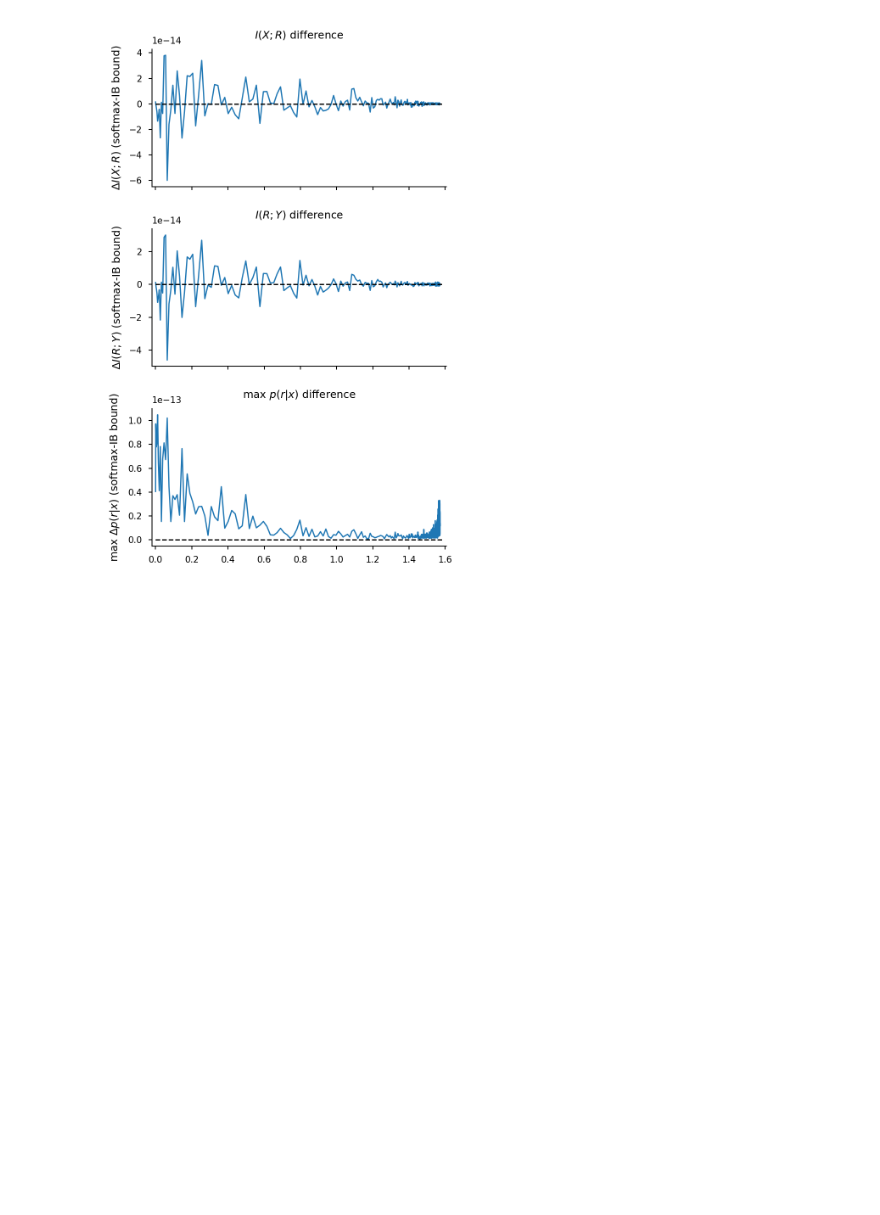
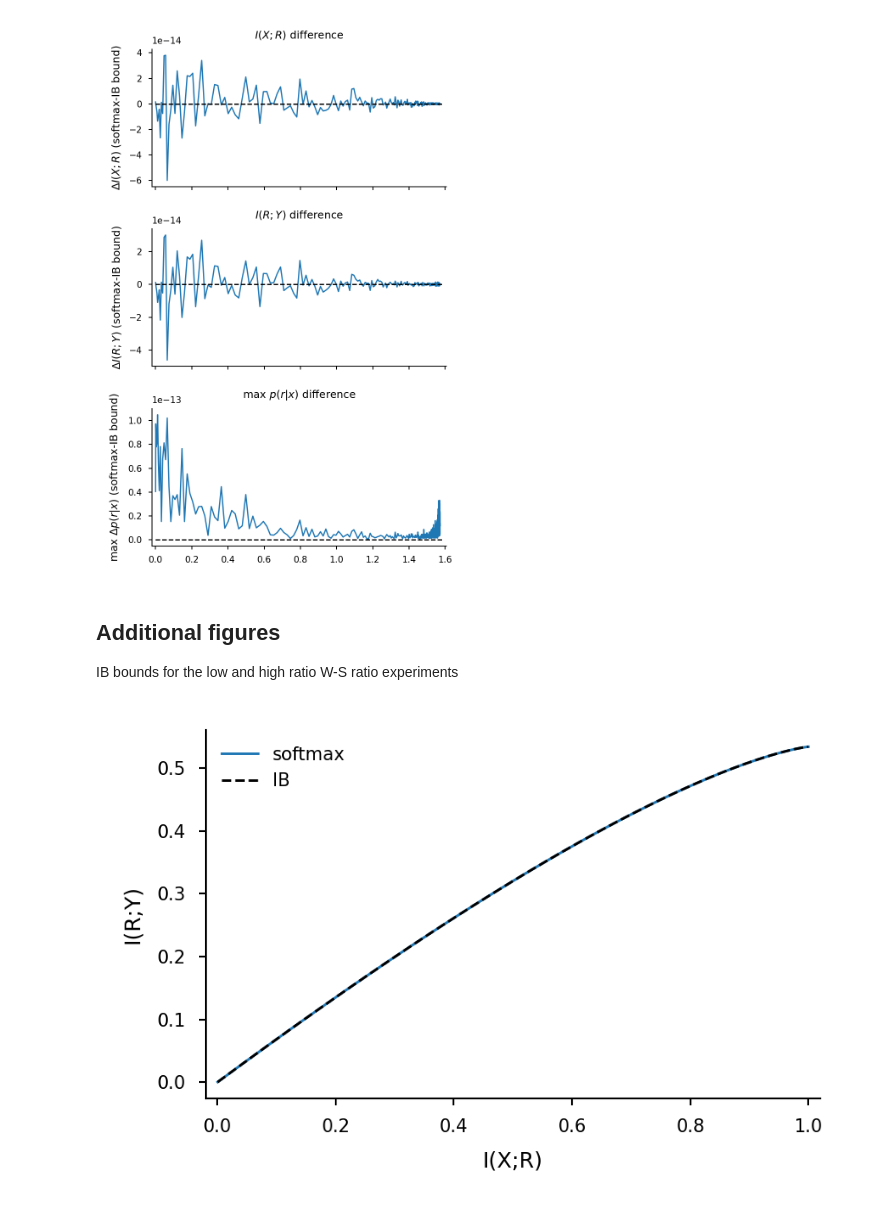
Before and after one commit to jacobaparker/human-inference-IB, a Jupyter notebook: mathappendix_analyses_figures.ipynb, the cells around one changed output. Saved outputs shown, nothing was run; the diff lists cells and outputs as text; code cells hidden in the pictures; blank space fills up the shorter version.

Commit message:
figures and analyses should mostly be there now

```diff
--- a/mathappendix_analyses_figures.ipynb
+++ b/mathappendix_analyses_figures.ipynb
@@ -439,3 +439,14 @@ fig, axs = compare_softmax_to_IB(softmax_curve,IB_bound_softmaxinit)
 savefig(fig, 'FigureB18/three-jar-beads_fully-opt_compare_softmax_soln_to_IB')
 # %% [output]
 [figure]
+# %% [markdown]
+## Additional figures
+IB bounds for the low and high ratio W-S ratio experiments
+# %%
+X = utils.get_shapes_Xset()
+p_XgY = utils.P_shapecomb_g_horse(X,paramdict['lowWS']['weakLLR'],paramdict['lowWS']['WSratio'],paramdict['lowWS']['p1'])
+softmax_curve, IB_bound_randinit, IB_bound_softmaxinit = get_beta_matched_bounds(p_XgY,p_Y,N_b=N_b_ib,max_b=max_b_ib,iterlimit=IB_iterlimit,N_threads=N_threads,base_seed=209,enforce_monotonic=False)
+# %%
+fig, axs = IB_bound_comparison_plot(softmax_curve, IB_bound_softmaxinit)
+# %% [output]
+[figure, added]
```
Also changed, not shown: parts of 19 cells of this notebook, 50 other files.
